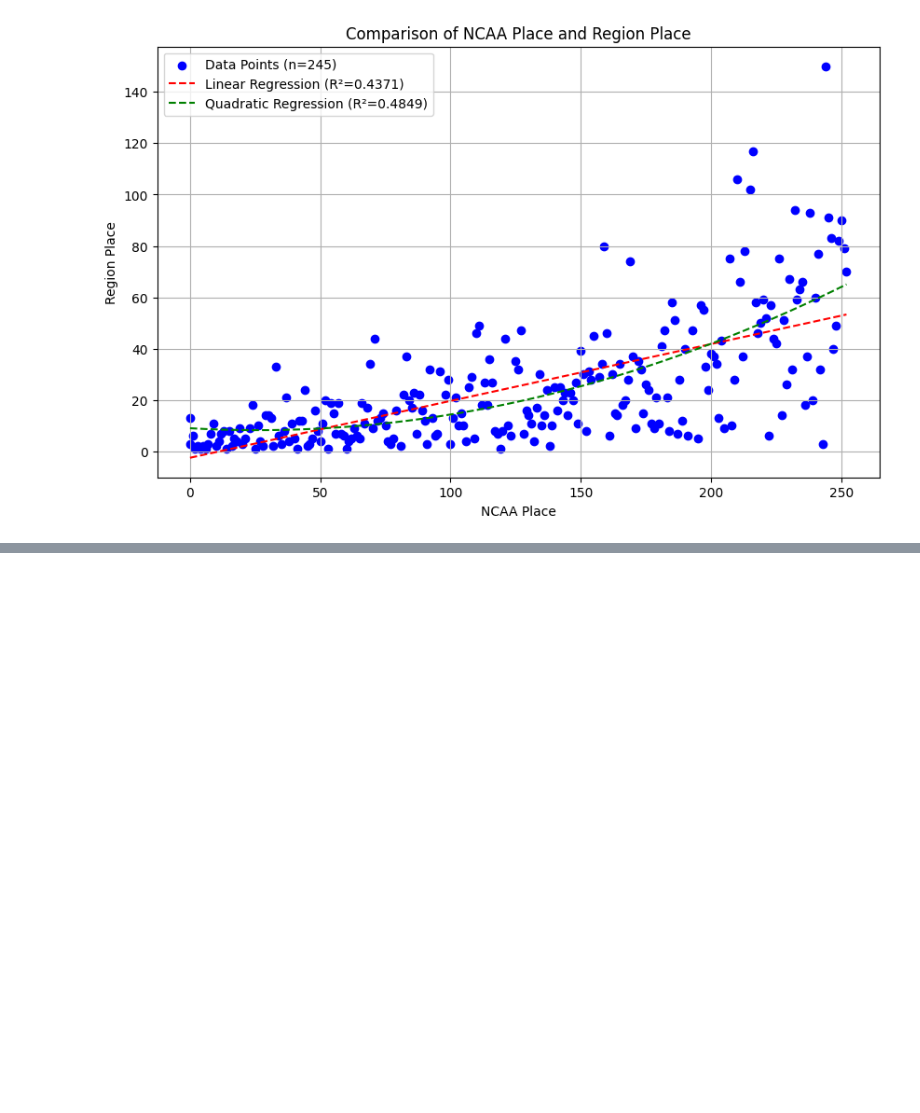
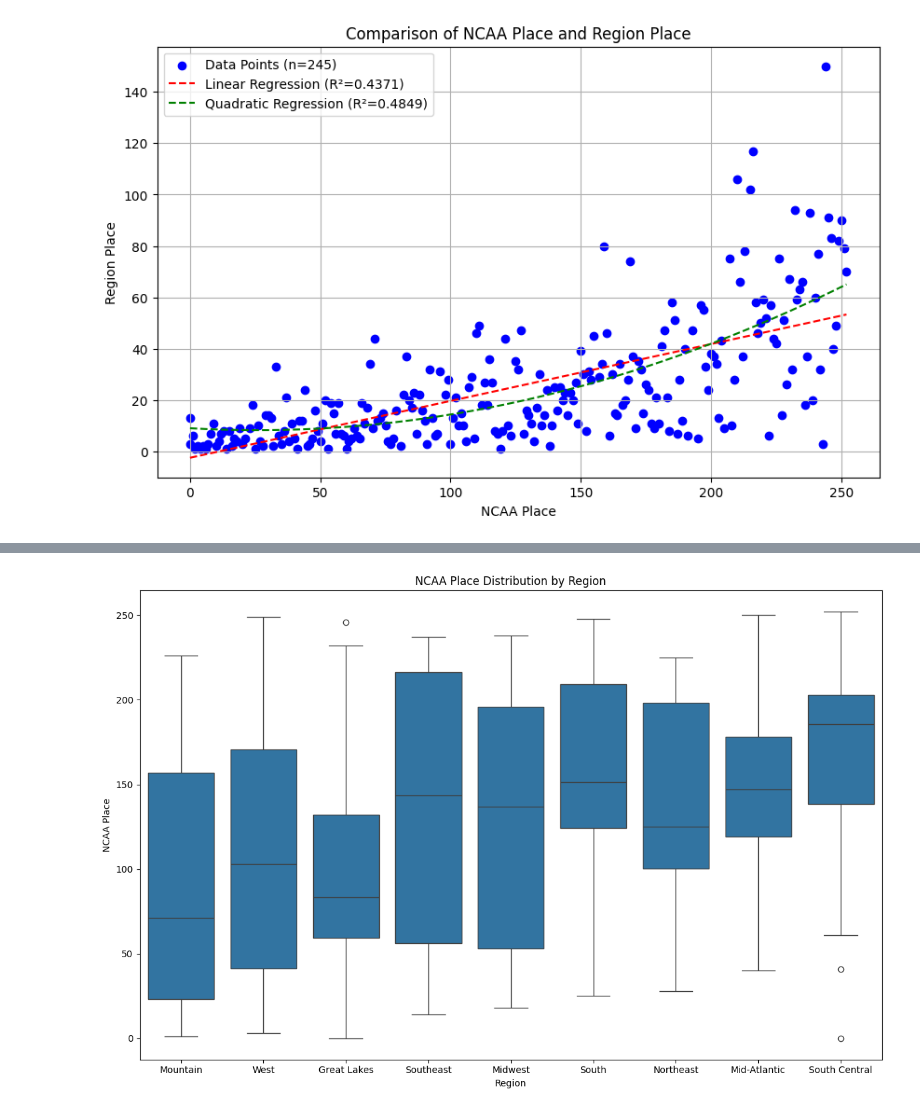
Before and after one commit to LukeLambert11/ncaaProject, a Jupyter notebook: notebooks/prep.ipynb, the cells around one changed output, grey strips where cells are left out. Drawn from its saved outputs; the diff is of its cells as text; code cells hidden in the pictures; blank space fills up the shorter version.

```diff
--- a/notebooks/prep.ipynb
+++ b/notebooks/prep.ipynb
@@ -207,0 +219,26 @@ plt.show()
+# %%
+import pandas as pd
+import seaborn as sns
+import matplotlib.pyplot as plt
+
+filtered_df = df.copy()
+# Drop rows with missing values in the relevant columns
+filtered_df.dropna(subset=['ncaaPlace', 'regionPlace'], inplace=True)
+
+# Ensure 'ncaaPlace' is numeric
+filtered_df = filtered_df[filtered_df['ncaaPlace'] != 'DNF']
+filtered_df['ncaaPlace'] = pd.to_numeric(filtered_df['ncaaPlace'])
+
+# Plotting
+plt.figure(figsize=(12, 8))
+
+# Box plot for ncaaPlace per region
+sns.boxplot(x='region', y='ncaaPlace', data=filtered_df)
+plt.title('NCAA Place Distribution by Region')
+plt.xlabel('Region')
+plt.ylabel('NCAA Place')
+
+plt.tight_layout()
+plt.show()
+# %% [output]
+[figure, added]
```
Also changed, not shown: parts of 2 cells of this notebook, 1 other file.
